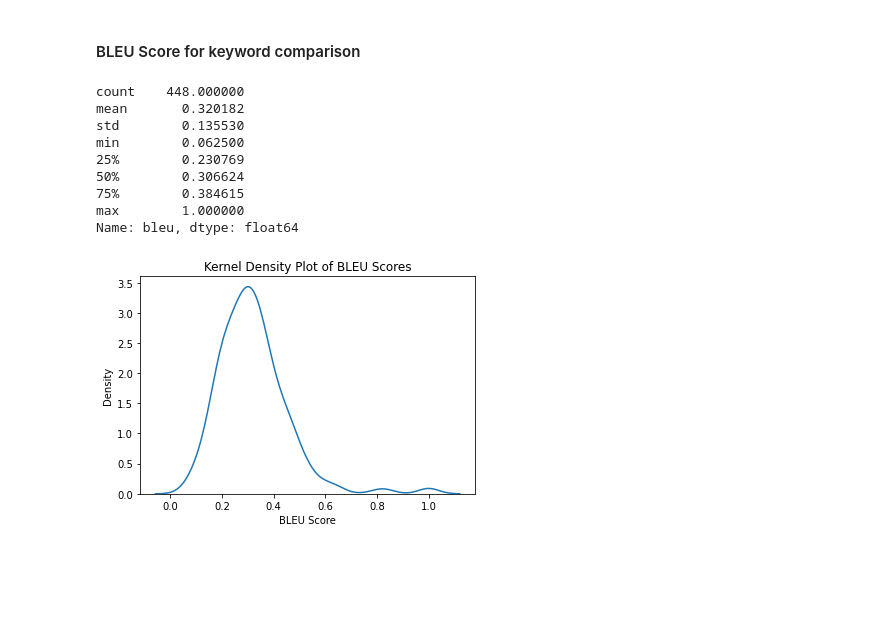
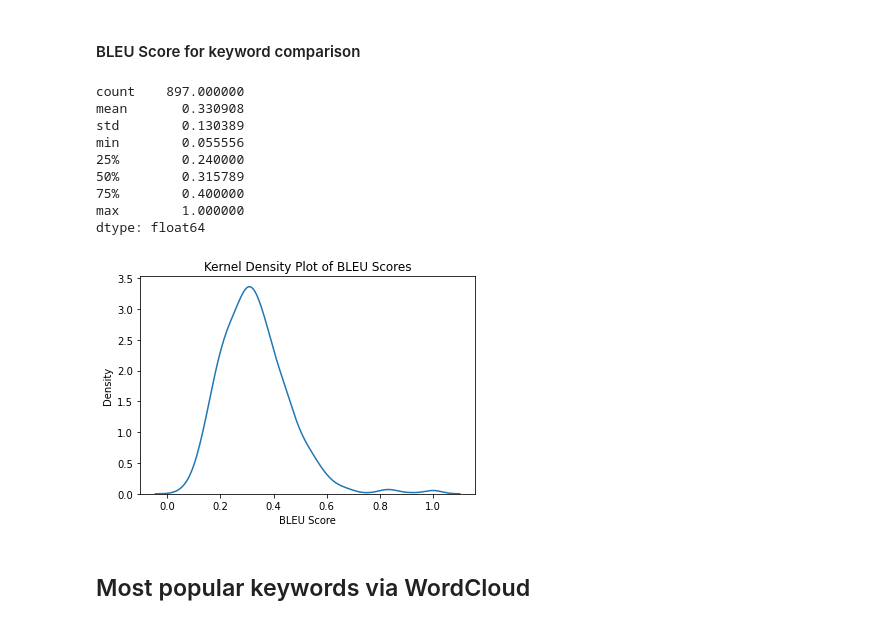
Before and after one commit to kingjosephm/text_keyword_summary, a Jupyter notebook: text_keyword_topics.ipynb, the cells around one changed output. Cells and saved outputs as stored; diff of their text form; code cells hidden in the pictures; blank space fills up the shorter version.

Commit message:
updated small sample (n~=800) including WordCloud

```diff
--- a/text_keyword_topics.ipynb
+++ b/text_keyword_topics.ipynb
@@ -57,5 +57,5 @@ I remove html, URLs, punctuation, hashtags, emoticons, convert contractions, rem
 # %%
-# Standardizd (somewhat) version of word `coronavirus`
+# Standardizd (somewhat) some common words
 def standardize_words(string):
     string = string.replace('COVID-19', 'coronavirus')
     string = string.replace("COVID 19" , 'coronavirus')
@@ -68,12 +68,15 @@ def standardize_words(string):
     string = string.replace('coronavirus19', 'coronavirus')
     string = string.replace('COVID', 'coronavirus')
     string = string.replace('covid', 'coronavirus')
+    string = string.replace('toilet paper', 'toiletpaper')
+    string = string.replace(' tp ', 'toiletpaper')
+    string = string.replace(' TP ', 'toiletpaper')
     return string
 # %%
 processed = pd.DataFrame(data['Tweet'].apply(lambda x: standardize_words(x)).rename('clean'))
 # %%
 start = time()
 processed = pd.DataFrame(clean_text().run(processed['clean'], no_stop_words=True,
-                                          remove_punctuation=True, lemmatize=True).rename('clean'))
+                                          remove_punctuation=True, lemmatize=True, remove_numbers=True).rename('clean'))
 print('Total time:', round(time() - start, 0), 'seconds')
 # %% [output]
@@ -259,7 +262,7 @@ dtype: object
 %%capture
 model = SentenceTransformer('distilbert-base-nli-mean-tokens')
 # %%
-def bert_keywords(col, n_keywords=5, ngram_range=(1, 1)):
+def bert_keywords(col, n_keywords=5, ngram_range=(1, 1), show_every=200):
     '''
     Uses pretrained BERT model from sentence-transformer to generate nth keywords per document.
     :param col:, pd.Series, input (cleaned) text, one document per row
@@ -269,7 +272,7 @@ def bert_keywords(col, n_keywords=5, ngram_range=(1, 1)):
     '''
     keyword_list = []
     for i in range(len(processed)):
-        if (i % 200==0 and i > 0):
+        if (i % show_every==0 and i > 0):
             print(i)
         try:
             count = CountVectorizer(ngram_range=ngram_range).fit(processed['clean'].iloc[i:i+1].tolist()) # pd.Series per row/document
@@ -388,23 +396,25 @@ def bleu_score(reference, candidate, weights=(1, 0, 0, 0)):
     return pd.Series(bleu)
 # %%
 %%capture
-processed['bleu'] = bleu_score(processed['tfidf_keywords'], processed['bert_keywords'])
+bleu = bleu_score(processed['tfidf_keywords'], processed['bert_keywords'])
 # %%
-processed['bleu'].describe()
+bleu.describe()
 # %% [output]
-count    448.000000
-mean       0.320182
-std        0.135530
-min        0.062500
-25%        0.230769
-50%        0.306624
-75%        0.384615
+count    897.000000
+mean       0.330908
+std        0.130389
+min        0.055556
+25%        0.240000
+50%        0.315789
+75%        0.400000
 max        1.000000
-Name: bleu, dtype: float64
+dtype: float64
 # %%
-sns.kdeplot(processed['bleu'])
+sns.kdeplot(bleu)
 plt.xlabel("BLEU Score")
 plt.title("Kernel Density Plot of BLEU Scores")
 plt.show()
 # %% [output]
-[figure, old version]
+[figure, new version]
+# %% [markdown]
+## Most popular keywords via WordCloud
```
Also changed, not shown: parts of 20 cells of this notebook.
